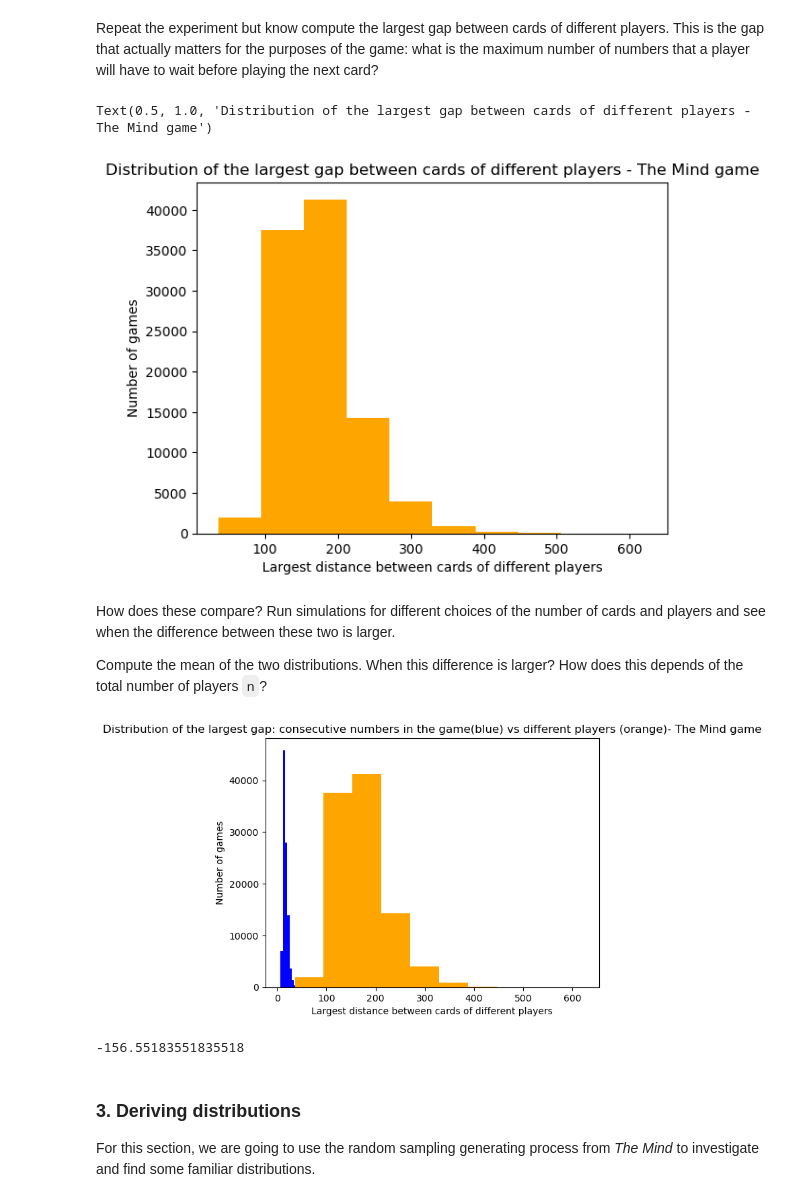
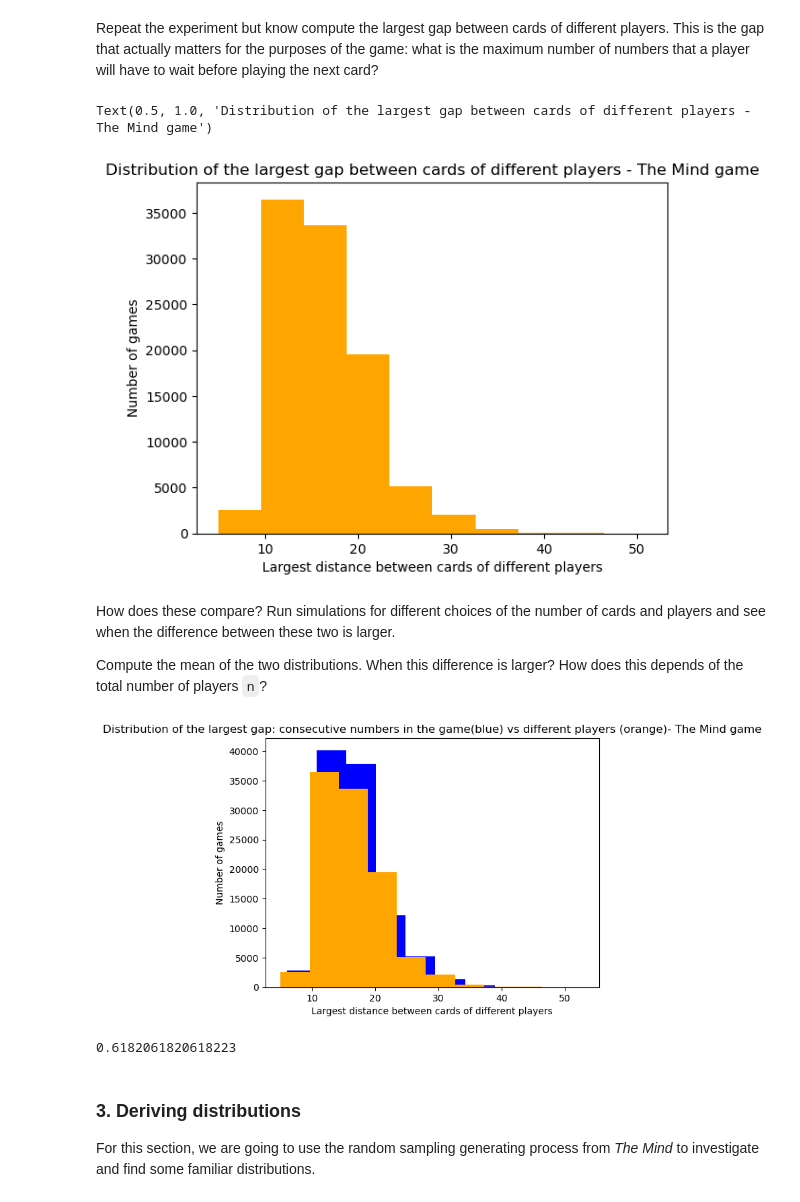
Before and after one commit to UCB-stat-201a-fall23/projectno1-themind-ezequielyudka1997, a Jupyter notebook: Project01-TheMind_Ezequiel_Yudka.ipynb, the cells around one changed output. Saved outputs shown, nothing was run; the diff lists cells and outputs as text; code cells hidden in the pictures.

```diff
--- a/Project01-TheMind_Ezequiel_Yudka.ipynb
+++ b/Project01-TheMind_Ezequiel_Yudka.ipynb
@@ -108,32 +108,32 @@ Repeat the experiment but know compute the largest gap between cards of differen
 # %%
 k=3
 n=6
 
 max_diferences=[]
 
 for a in range(1,100000):
-    cards=sample_cards(1000,n,k)
+    cards=sample_cards(100,n,k)
     players_ids =np.tile(np.arange(1,n+1),(k,1)).T
     players_ids
     flat_cards, flat_ids = cards.flatten(), players_ids.flatten()
     # Sort cards, but get the indices instead!
     order_ids = np.argsort(flat_cards)
     #And this is how we recover the ordered cards
     flat_cards[order_ids]
     #order ids
     flat_ids[order_ids]
     gap_cards=np.diff(flat_cards[order_ids])
     gap_ids=np.diff(flat_ids[order_ids])
     gap_unique=gap_cards*(gap_ids!=0)
     max_diferences.append(np.max(gap_unique))
 
 plt.hist(max_diferences, color='orange')
 plt.xlabel('Largest distance between cards of different players')
 plt.ylabel('Number of games')
 plt.title('Distribution of the largest gap between cards of different players - The Mind game')
 # %% [output]
 Text(0.5, 1.0, 'Distribution of the largest gap between cards of different players - The Mind game')
-[figure, old version]
+[figure, new version]
 # %% [markdown]
 How does these compare? Run simulations for different choices of the number of cards and players and see when the difference between these two is larger.
 
@@ -155,8 +155,8 @@ np.mean(diffs)
 np.mean(max_diferences)
 np.mean(diffs)-np.mean(max_diferences) #We can see that np.mean(diffs)-np.mean(max_diferences)>0
 # %% [output]
-[figure, old version]
+[figure, new version]
--156.55183551835518
+0.6182061820618223
 # %% [markdown]
 ### 3. Deriving distributions
 
```
Also changed, not shown: parts of 9 cells of this notebook.
